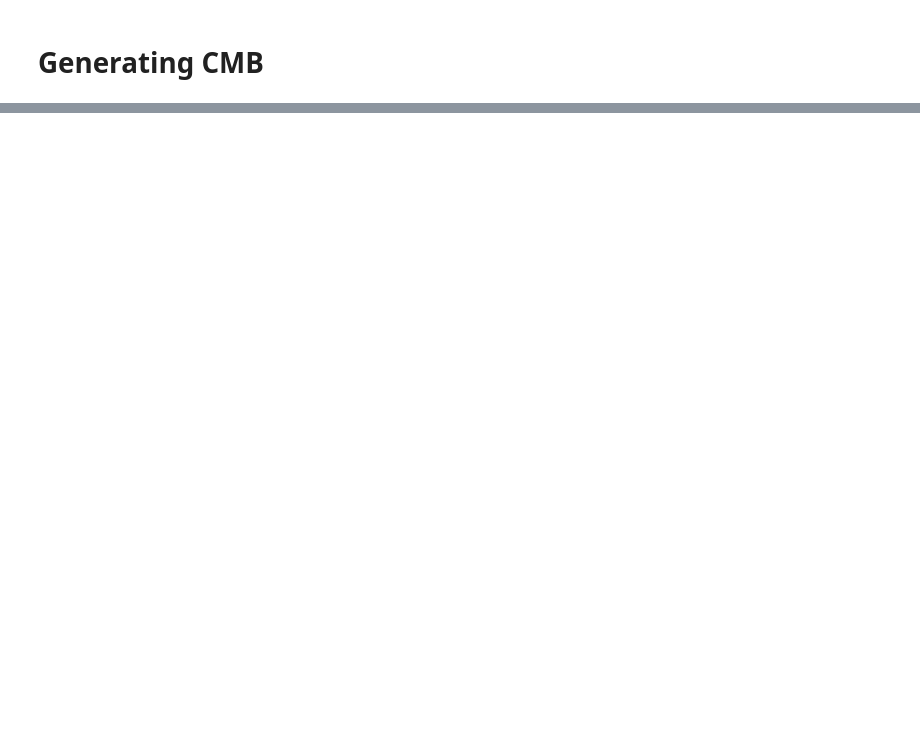
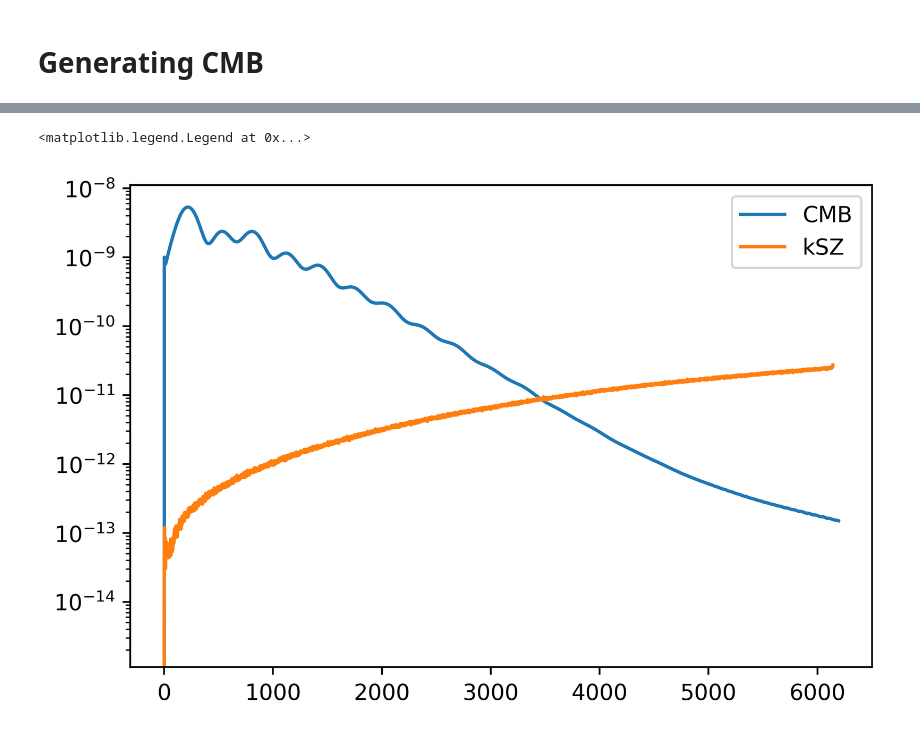
Before and after one commit to wurdahl/kSZfromPC, a Jupyter notebook: Recon.ipynb, the cells around one changed output, grey strips where cells are left out. Cells and saved outputs as stored; diff of their text form; code cells hidden in the pictures; blank space fills up the shorter version.

```diff
--- a/Recon.ipynb
+++ b/Recon.ipynb
@@ -42,0 +63,12 @@ hp.mollview(fakeCMB);
+# %%
+ksz = hp.read_map("MAPS/kSZ_NS_2048_R_2048_P_2048_DV_400.fits")
+# %%
+ksz_PS = hp.anafast(ksz)
+# %%
+plt.figure(dpi=500)
+plt.semilogy(CMB_camb*cambFactor)
+plt.semilogy(ksz_PS*cambFactor[0:6144])
+plt.legend(['CMB','kSZ'])
+# %% [output]
+<matplotlib.legend.Legend at 0x...>
+[figure, added]
```
Also changed, not shown: parts of 10 cells of this notebook, 32 other files.
